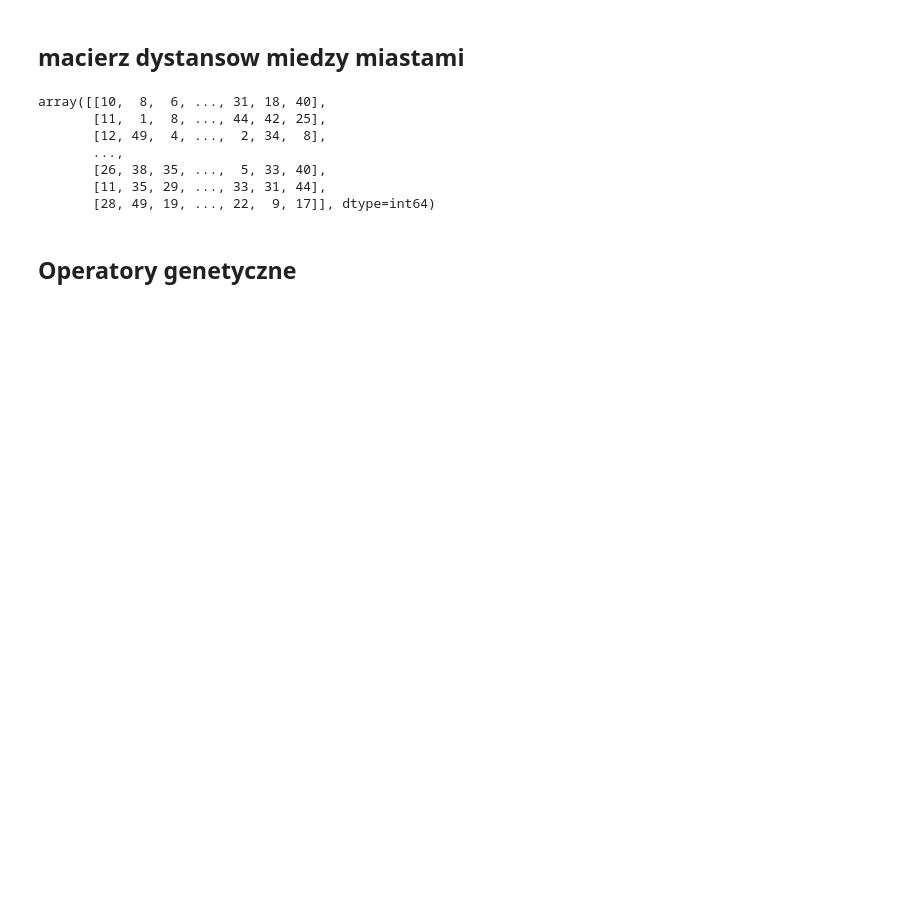
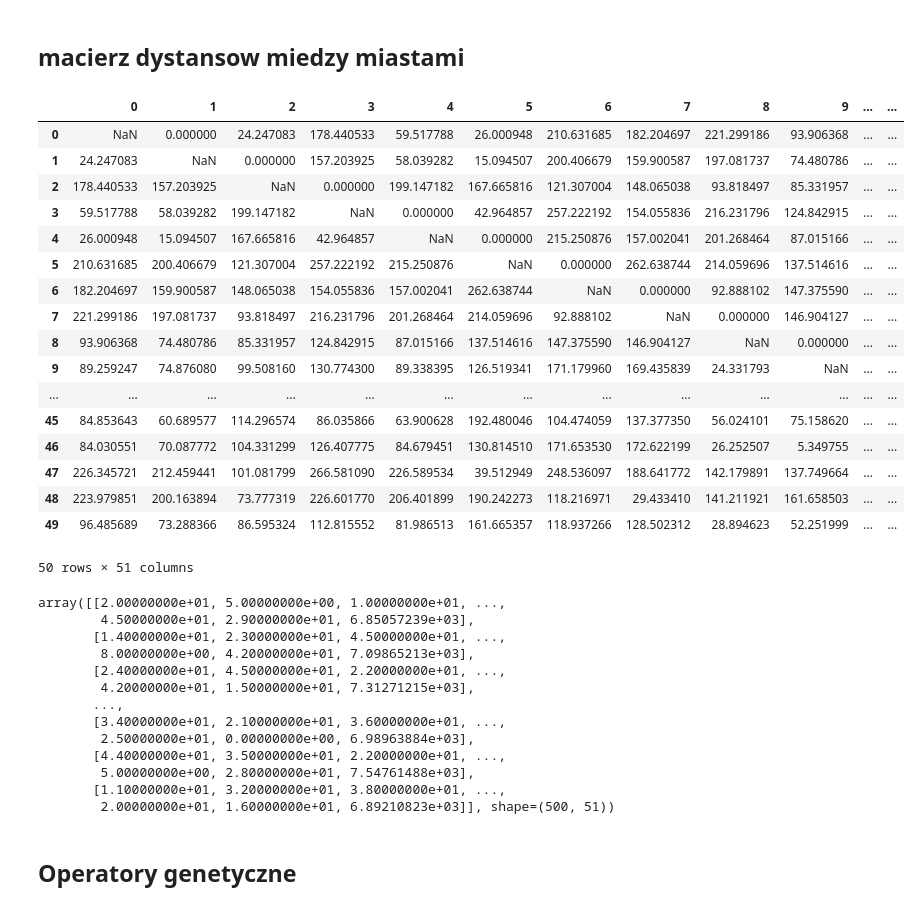
Before and after one commit to SzymonSkrzypczyk/genetic_algorithm_travelling_salesman, a Jupyter notebook: genetyczne.ipynb, the cells around one changed output. Saved outputs shown, nothing was run; the diff lists cells and outputs as text; code cells hidden in the pictures; blank space fills up the shorter version.

```diff
--- a/genetyczne.ipynb
+++ b/genetyczne.ipynb
@@ -40,13 +41,33 @@ plt.scatter(cities[:, 0], cities[:, 1])
 # %%
 # tablica odleglosci
 distances = []
 for nx in range(n):
     distances_nx = []
     for mx in range(n):
         if mx == nx:
             distances_nx.append(np.nan)
         distances_nx.append(calc_distance(cities[nx], cities[mx]))
 
     distances.append(distances_nx)
 
 distances = pd.DataFrame(distances)
+distances
+# %% [output]
+|  | 0 | 1 | 2 | 3 | 4 | 5 | 6 | 7 | 8 | 9 | ... | ... |
+| 0 | NaN | 0.000000 | 24.247083 | 178.440533 | 59.517788 | 26.000948 | 210.631685 | 182.204697 | 221.299186 | 93.906368 | ... | ... |
+| 1 | 24.247083 | NaN | 0.000000 | 157.203925 | 58.039282 | 15.094507 | 200.406679 | 159.900587 | 197.081737 | 74.480786 | ... | ... |
+| 2 | 178.440533 | 157.203925 | NaN | 0.000000 | 199.147182 | 167.665816 | 121.307004 | 148.065038 | 93.818497 | 85.331957 | ... | ... |
+| 3 | 59.517788 | 58.039282 | 199.147182 | NaN | 0.000000 | 42.964857 | 257.222192 | 154.055836 | 216.231796 | 124.842915 | ... | ... |
+| 4 | 26.000948 | 15.094507 | 167.665816 | 42.964857 | NaN | 0.000000 | 215.250876 | 157.002041 | 201.268464 | 87.015166 | ... | ... |
+| 5 | 210.631685 | 200.406679 | 121.307004 | 257.222192 | 215.250876 | NaN | 0.000000 | 262.638744 | 214.059696 | 137.514616 | ... | ... |
+| 6 | 182.204697 | 159.900587 | 148.065038 | 154.055836 | 157.002041 | 262.638744 | NaN | 0.000000 | 92.888102 | 147.375590 | ... | ... |
+| 7 | 221.299186 | 197.081737 | 93.818497 | 216.231796 | 201.268464 | 214.059696 | 92.888102 | NaN | 0.000000 | 146.904127 | ... | ... |
+| 8 | 93.906368 | 74.480786 | 85.331957 | 124.842915 | 87.015166 | 137.514616 | 147.375590 | 146.904127 | NaN | 0.000000 | ... | ... |
+| 9 | 89.259247 | 74.876080 | 99.508160 | 130.774300 | 89.338395 | 126.519341 | 171.179960 | 169.435839 | 24.331793 | NaN | ... | ... |
+| ... | ... | ... | ... | ... | ... | ... | ... | ... | ... | ... | ... | ... |
+| 45 | 84.853643 | 60.689577 | 114.296574 | 86.035866 | 63.900628 | 192.480046 | 104.474059 | 137.377350 | 56.024101 | 75.158620 | ... | ... |
+| 46 | 84.030551 | 70.087772 | 104.331299 | 126.407775 | 84.679451 | 130.814510 | 171.653530 | 172.622199 | 26.252507 | 5.349755 | ... | ... |
+| 47 | 226.345721 | 212.459441 | 101.081799 | 266.581090 | 226.589534 | 39.512949 | 248.536097 | 188.641772 | 142.179891 | 137.749664 | ... | ... |
+| 48 | 223.979851 | 200.163894 | 73.777319 | 226.601770 | 206.401899 | 190.242273 | 118.216971 | 29.433410 | 141.211921 | 161.658503 | ... | ... |
+| 49 | 96.485689 | 73.288366 | 86.595324 | 112.815552 | 81.986513 | 161.665357 | 118.937266 | 128.502312 | 28.894623 | 52.251999 | ... | ... |
+50 rows × 51 columns
@@ -53,11 +94,22 @@ distances = pd.DataFrame(distances)
 # %%
-population = np.array([np.random.permutation(distances.index) for _ in range(pop_size)])
-population
+population = np.array([np.random.permutation(distances.index) for _ in range(POP_SIZE)])
+metrics = np.array([calculate_distance_chromosome(chromosome) for chromosome in population])
+
+# Add the metric as an extra column to the population array
+population_with_metrics = np.hstack((population, metrics.reshape(-1, 1)))
+
+population_with_metrics
 # %% [output]
-array([[10,  8,  6, ..., 31, 18, 40],
-       [11,  1,  8, ..., 44, 42, 25],
-       [12, 49,  4, ...,  2, 34,  8],
+array([[2.00000000e+01, 5.00000000e+00, 1.00000000e+01, ...,
+        4.50000000e+01, 2.90000000e+01, 6.85057239e+03],
+       [1.40000000e+01, 2.30000000e+01, 4.50000000e+01, ...,
+        8.00000000e+00, 4.20000000e+01, 7.09865213e+03],
+       [2.40000000e+01, 4.50000000e+01, 2.20000000e+01, ...,
+        4.20000000e+01, 1.50000000e+01, 7.31271215e+03],
        ...,
-       [26, 38, 35, ...,  5, 33, 40],
-       [11, 35, 29, ..., 33, 31, 44],
-       [28, 49, 19, ..., 22,  9, 17]], dtype=int64)
+       [3.40000000e+01, 2.10000000e+01, 3.60000000e+01, ...,
+        2.50000000e+01, 0.00000000e+00, 6.98963884e+03],
+       [4.40000000e+01, 3.50000000e+01, 2.20000000e+01, ...,
+        5.00000000e+00, 2.80000000e+01, 7.54761488e+03],
+       [1.10000000e+01, 3.20000000e+01, 3.80000000e+01, ...,
+        2.00000000e+01, 1.60000000e+01, 6.89210823e+03]], shape=(500, 51))
```
Also changed, not shown: parts of 15 cells of this notebook, 1 other file.
